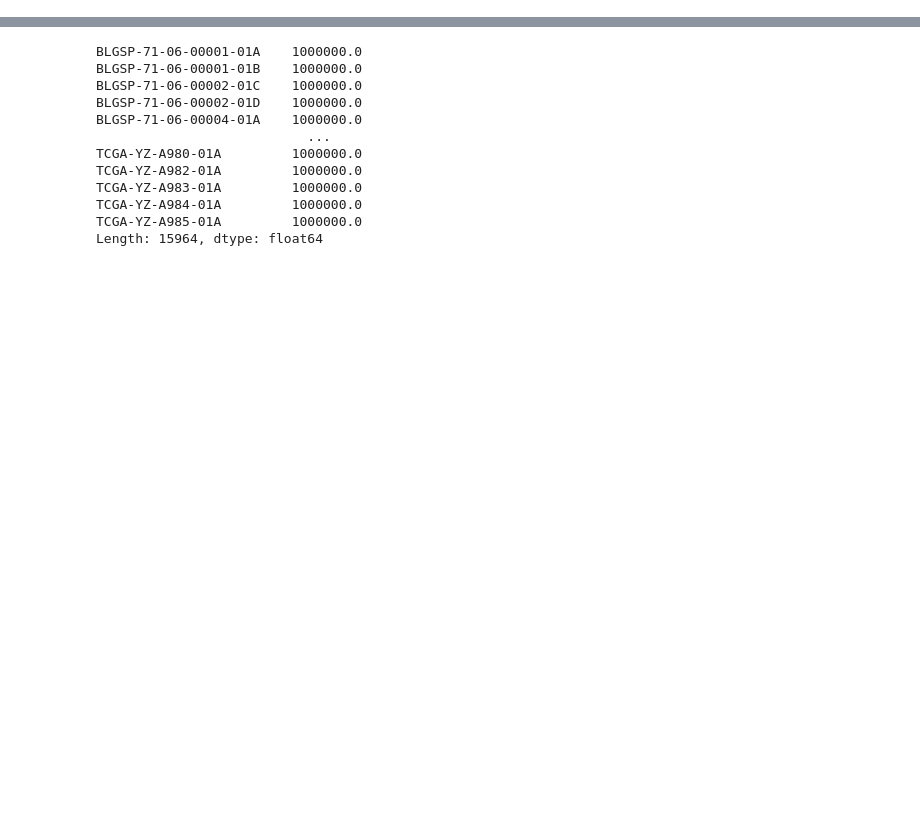
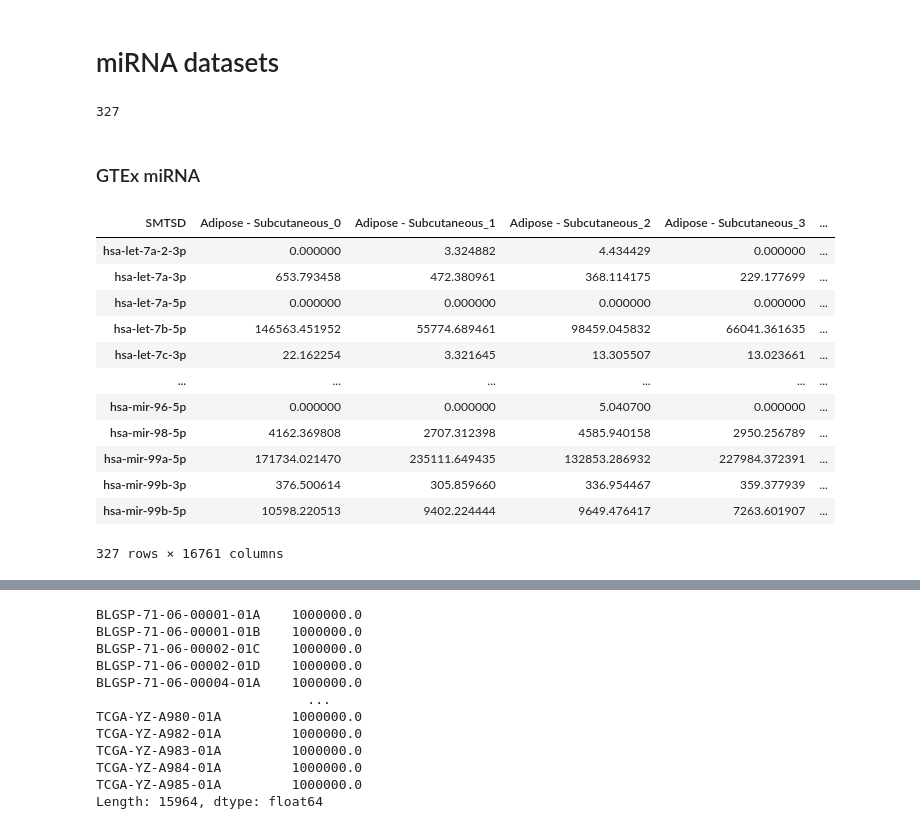
Before and after one commit to neuropromotion/miRNA-prediction-in-single-cell-RNA-seq-data, a Jupyter notebook: prepare_train_data/prepare_bulk_mature.ipynb, the cells around one changed output, grey strips where cells are left out. Saved outputs shown, nothing was run; the diff lists cells and outputs as text; code cells hidden in the pictures; blank space fills up the shorter version.

```diff
--- a/prepare_train_data/prepare_bulk_mature.ipynb
+++ b/prepare_train_data/prepare_bulk_mature.ipynb
@@ -688,0 +4,41 @@ assert all(tpm_tcga.index == tpm_gtex.index)
+# %% [markdown]
+# miRNA datasets
+# %%
+from preparation_scripts import prepare_GTEx_mir, prepare_TCGA_mir, return_sc_mirs
+
+path_gtex_counts = 'data/GTEx_miRNA_counts.txt.gz'
+path_gtex_urs = 'data/URS.csv'
+path_gtex_annotation = 'data/annotation.txt'
+path_tcga_counts = 'data/TCGA_mature_raw_matrix.csv'
+path_sc_mir = 'single_cell_preparation/data/miRNA_counts.csv'
+# GTEx miRNA
+mir_sc = return_sc_mirs(path_sc_mir)
+gtex_mirs = prepare_GTEx_mir(path_gtex_counts, path_gtex_urs, path_gtex_annotation, return_mirs=True)
+tcga_mirs = prepare_TCGA_mir(path_tcga_counts, return_mirs=True)
+# %%
+shared_mirs = set(mir_sc) & set(gtex_mirs) & set(tcga_mirs)
+shared_mirs = sorted(list(shared_mirs))
+len(shared_mirs)
+# %% [output]
+327
+# %% [markdown]
+### GTEx miRNA
+# %%
+from preparation_scripts import prepare_GTEx_mir
+
+cpm_gtex = prepare_GTEx_mir(path_gtex_counts, path_gtex_urs, path_gtex_annotation, shared_mirs=shared_mirs)
+cpm_gtex
+# %% [output]
+| SMTSD | Adipose - Subcutaneous_0 | Adipose - Subcutaneous_1 | Adipose - Subcutaneous_2 | Adipose - Subcutaneous_3 | ... |
+| hsa-let-7a-2-3p | 0.000000 | 3.324882 | 4.434429 | 0.000000 | ... |
+| hsa-let-7a-3p | 653.793458 | 472.380961 | 368.114175 | 229.177699 | ... |
+| hsa-let-7a-5p | 0.000000 | 0.000000 | 0.000000 | 0.000000 | ... |
+| hsa-let-7b-5p | 146563.451952 | 55774.689461 | 98459.045832 | 66041.361635 | ... |
+| hsa-let-7c-3p | 22.162254 | 3.321645 | 13.305507 | 13.023661 | ... |
+| ... | ... | ... | ... | ... | ... |
+| hsa-mir-96-5p | 0.000000 | 0.000000 | 5.040700 | 0.000000 | ... |
+| hsa-mir-98-5p | 4162.369808 | 2707.312398 | 4585.940158 | 2950.256789 | ... |
+| hsa-mir-99a-5p | 171734.021470 | 235111.649435 | 132853.286932 | 227984.372391 | ... |
+| hsa-mir-99b-3p | 376.500614 | 305.859660 | 336.954467 | 359.377939 | ... |
+| hsa-mir-99b-5p | 10598.220513 | 9402.224444 | 9649.476417 | 7263.601907 | ... |
+327 rows × 16761 columns
```
Also changed, not shown: parts of 113 cells of this notebook, 39 other files.
